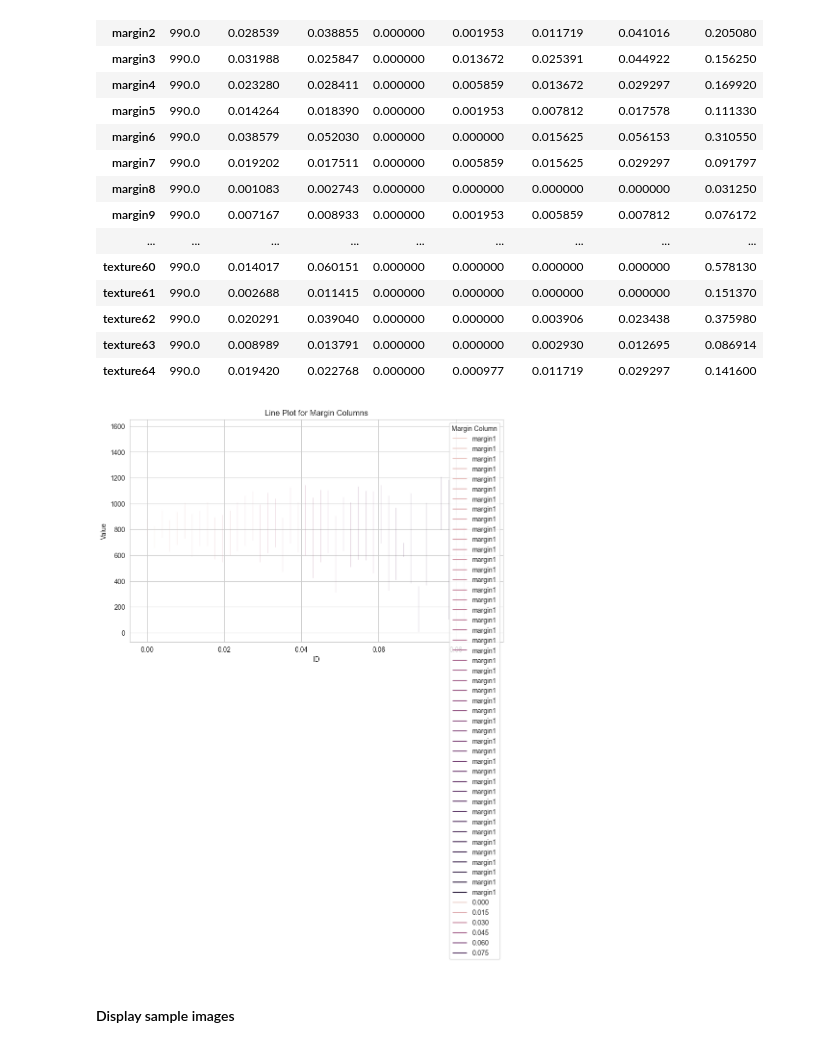
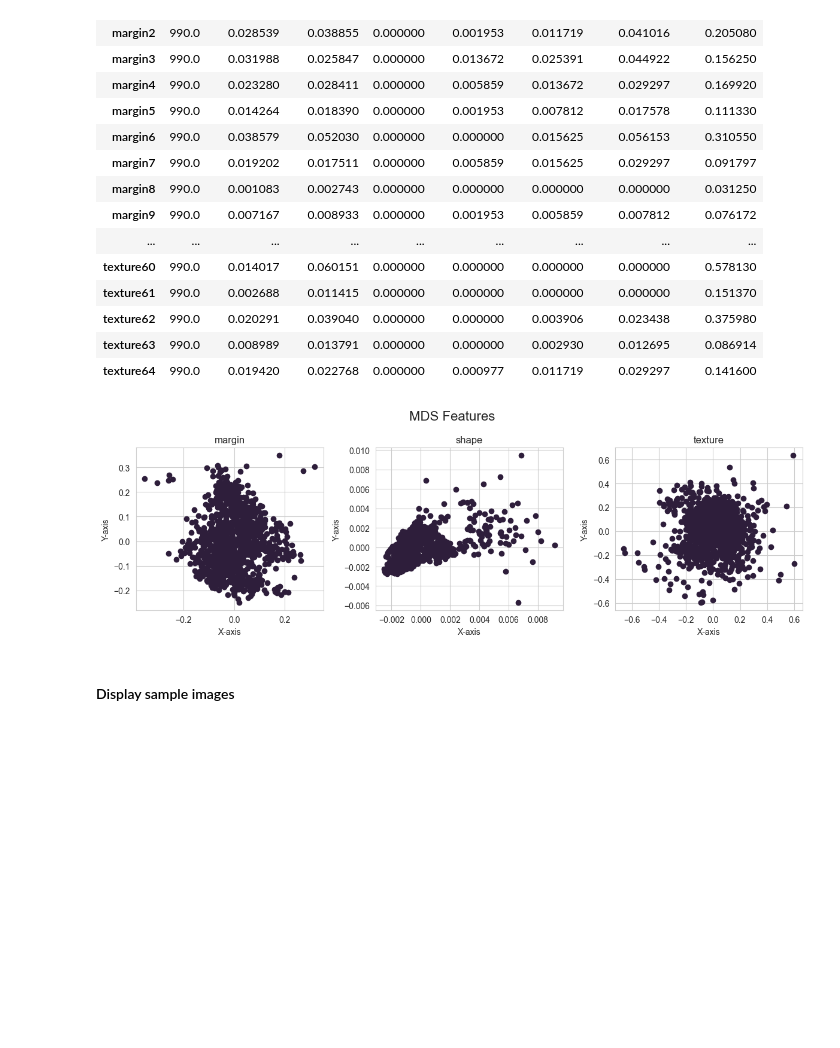
Before and after one commit to LukasDrews97/machine_learning_case_studies, a Jupyter notebook: Leaf_Classification.ipynb, the cells around one changed output. Cells and saved outputs as stored; diff of their text form; code cells hidden in the pictures; blank space fills up the shorter version.

```diff
--- a/Leaf_Classification.ipynb
+++ b/Leaf_Classification.ipynb
@@ -45,22 +45,20 @@ train_data.describe().transpose()
 | texture63 | 990.0 | 0.008989 | 0.013791 | 0.000000 | 0.000000 | 0.002930 | 0.012695 | 0.086914 |
 | texture64 | 990.0 | 0.019420 | 0.022768 | 0.000000 | 0.000977 | 0.011719 | 0.029297 | 0.141600 |
 # %%
-margin_columns = ['margin1']#, 'margin2', 'margin3', 'margin4', 'margin5', 'margin6', 'margin7']
+def create_feature_boxplots(prefix, log_scale=False):
+    margin_columns = list(filter(lambda x: x.startswith(prefix), map(lambda x: str(x), list(train_data.columns))))
+    df = train_data[margin_columns]
 
-# Create a figure and axis for the plot
-fig, ax = plt.subplots(figsize=(10, 6))
+    plt.figure(figsize=(10, 6))
+    sns.boxplot(data=df)
+    plt.legend([])
+    if log_scale:
+        plt.yscale('log')
+    plt.xticks(rotation=90)
 
-# Loop through margin columns and plot lines
-for col in margin_columns:
-    sns.lineplot(data=train_data, x=col, y="id", hue=col, ax=ax, label=f'{col}')
+    plt.title(f"Combined Boxplot for 64 {prefix} features")
+    plt.xlabel("Feature")
+    plt.ylabel("Value")
 
-# Customize the plot
-ax.set_xlabel("ID")
-ax.set_ylabel("Value")
-ax.set_title("Line Plot for Margin Columns")
-ax.legend(title='Margin Column', loc='upper right')
-
-# Show the plot
-plt.show()
+    plt.tight_layout()
+    plt.show()
-# %% [output]
-[figure, removed]
@@ -67,3 +71,23 @@ plt.show()
+# %%
+from sklearn import manifold
+
+fig, axes = plt.subplots(nrows=1, ncols=3, figsize=(12, 4))
+fig.suptitle("MDS Features", fontsize=16)
+axes = axes.flatten()
+
+for idx, prefix in enumerate(["margin", "shape", "texture"]):
+    margin_columns = list(filter(lambda x: x.startswith(prefix), map(lambda x: str(x), list(train_data.columns))))
+    df = train_data[margin_columns]
+    embedding = manifold.MDS(n_components=2, normalized_stress='auto')
+    X_transformed = embedding.fit_transform(df)
+    axes[idx].scatter(X_transformed[:, 0], X_transformed[:, 1])
+    axes[idx].set_xlabel('X-axis')
+    axes[idx].set_ylabel('Y-axis')
+    axes[idx].set_title(f'{prefix}')
+plt.tight_layout()
+plt.show()
+# %% [output]
+[figure, added]
 # %% [markdown]
 #### Display sample images
 # %% [markdown]
```
Also changed, not shown: parts of 3 cells of this notebook, 1 other file.
